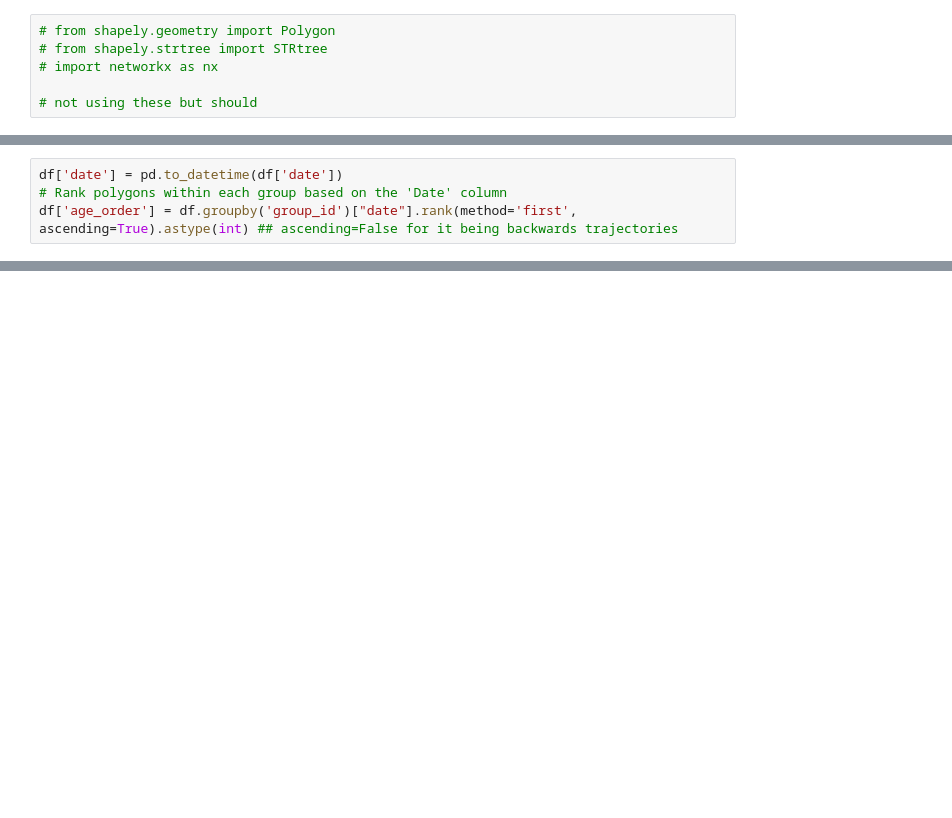
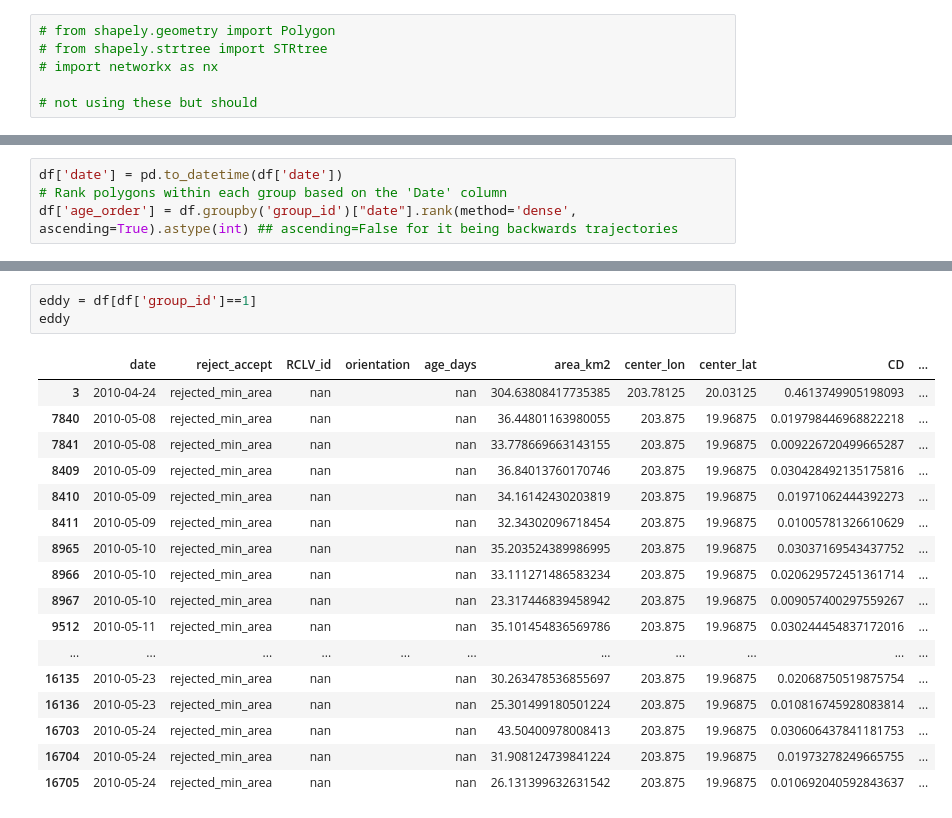
Before and after one commit to berzinastella/RCLVatlas_stella, a Jupyter notebook: coherence_lifetime_functions.ipynb, the cells around one changed output, grey strips where cells are left out. Cells and saved outputs as stored; diff of their text form; blank space fills up the shorter version.

```diff
--- a/coherence_lifetime_functions.ipynb
+++ b/coherence_lifetime_functions.ipynb
@@ -766,4 +702,4 @@ df.loc[:, "group_id"] = group_ids
 # %%
 df['date'] = pd.to_datetime(df['date'])
 # Rank polygons within each group based on the 'Date' column
-df['age_order'] = df.groupby('group_id')["date"].rank(method='first', ascending=True).astype(int) ## ascending=False for it being backwards trajectories
+df['age_order'] = df.groupby('group_id')["date"].rank(method='dense', ascending=True).astype(int) ## ascending=False for it being backwards trajectories
@@ -1014,0 +724,21 @@ def LAVD_days_to_RCLV_loop(traj_ds_path, LAVD_ds_path):
+# %%
+eddy = df[df['group_id']==1]
+eddy
+# %% [output]
+|  | date | reject_accept | RCLV_id | orientation | age_days | area_km2 | center_lon | center_lat | CD | ... |
+| 3 | 2010-04-24 | rejected_min_area | nan |  | nan | 304.63808417735385 | 203.78125 | 20.03125 | 0.4613749905198093 | ... |
+| 7840 | 2010-05-08 | rejected_min_area | nan |  | nan | 36.44801163980055 | 203.875 | 19.96875 | 0.019798446968822218 | ... |
+| 7841 | 2010-05-08 | rejected_min_area | nan |  | nan | 33.778669663143155 | 203.875 | 19.96875 | 0.009226720499665287 | ... |
+| 8409 | 2010-05-09 | rejected_min_area | nan |  | nan | 36.84013760170746 | 203.875 | 19.96875 | 0.030428492135175816 | ... |
+| 8410 | 2010-05-09 | rejected_min_area | nan |  | nan | 34.16142430203819 | 203.875 | 19.96875 | 0.01971062444392273 | ... |
+| 8411 | 2010-05-09 | rejected_min_area | nan |  | nan | 32.34302096718454 | 203.875 | 19.96875 | 0.01005781326610629 | ... |
+| 8965 | 2010-05-10 | rejected_min_area | nan |  | nan | 35.203524389986995 | 203.875 | 19.96875 | 0.03037169543437752 | ... |
+| 8966 | 2010-05-10 | rejected_min_area | nan |  | nan | 33.111271486583234 | 203.875 | 19.96875 | 0.020629572451361714 | ... |
+| 8967 | 2010-05-10 | rejected_min_area | nan |  | nan | 23.317446839458942 | 203.875 | 19.96875 | 0.009057400297559267 | ... |
+| 9512 | 2010-05-11 | rejected_min_area | nan |  | nan | 35.101454836569786 | 203.875 | 19.96875 | 0.030244454837172016 | ... |
+| ... | ... | ... | ... | ... | ... | ... | ... | ... | ... | ... |
+| 16135 | 2010-05-23 | rejected_min_area | nan |  | nan | 30.263478536855697 | 203.875 | 19.96875 | 0.02068750519875754 | ... |
+| 16136 | 2010-05-23 | rejected_min_area | nan |  | nan | 25.301499180501224 | 203.875 | 19.96875 | 0.010816745928083814 | ... |
+| 16703 | 2010-05-24 | rejected_min_area | nan |  | nan | 43.50400978008413 | 203.875 | 19.96875 | 0.030606437841181753 | ... |
+| 16704 | 2010-05-24 | rejected_min_area | nan |  | nan | 31.908124739841224 | 203.875 | 19.96875 | 0.01973278249665755 | ... |
+| 16705 | 2010-05-24 | rejected_min_area | nan |  | nan | 26.131399632631542 | 203.875 | 19.96875 | 0.010692040592843637 | ... |
```
Also changed, not shown: parts of 34 cells of this notebook.
